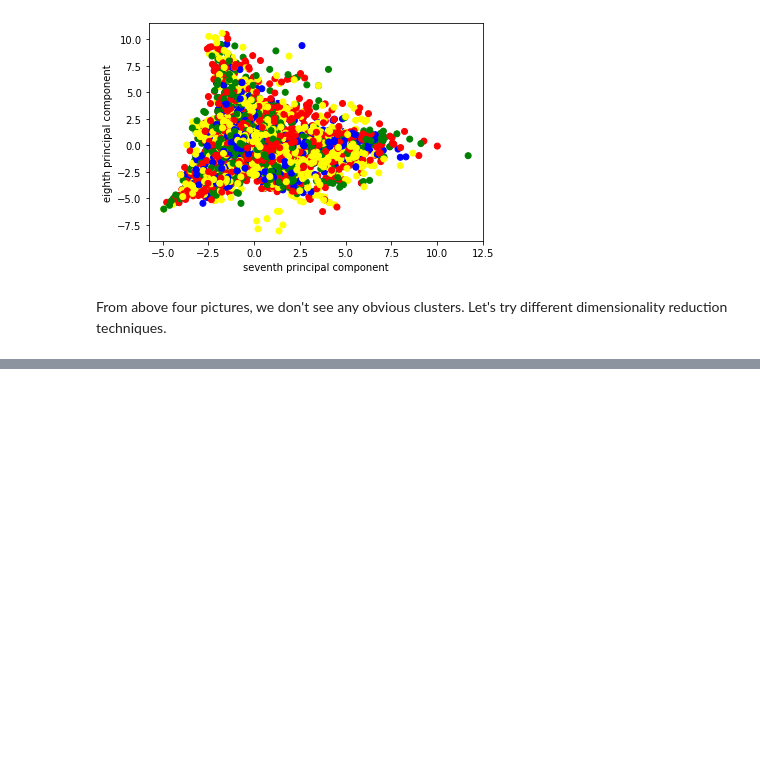
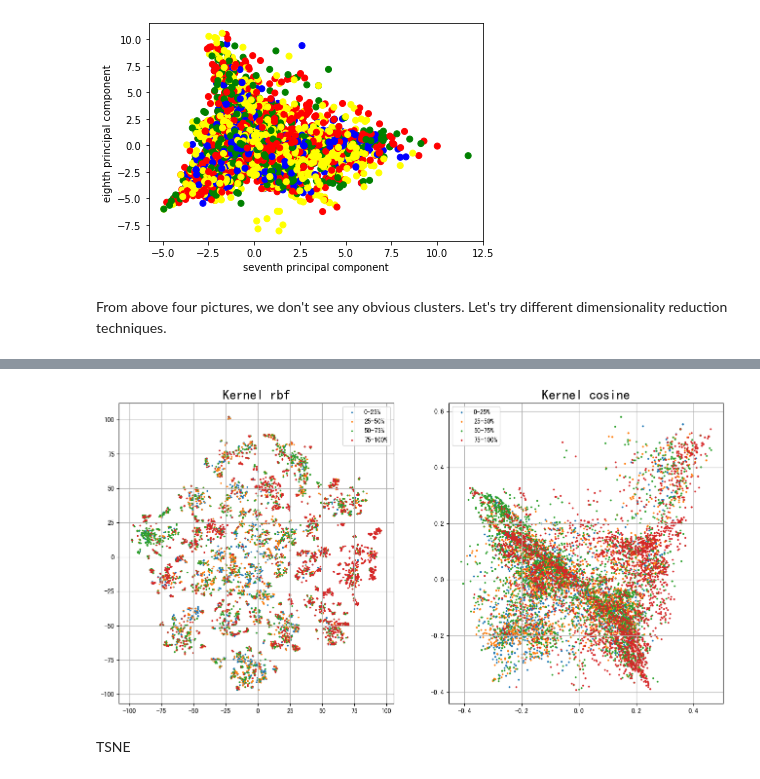
Before and after one commit to RDOGS-Friendz/SLDL-MLB-ATT-Prediction, a Jupyter notebook: statistical-learning/dimension_reduction.ipynb, the cells around one changed output, grey strips where cells are left out. Saved outputs shown, nothing was run; the diff lists cells and outputs as text; code cells hidden in the pictures; blank space fills up the shorter version.

```diff
--- a/statistical-learning/dimension_reduction.ipynb
+++ b/statistical-learning/dimension_reduction.ipynb
@@ -150,0 +224,34 @@ From above four pictures, we don't see any obvious clusters. Let's try different
+# %%
+from sklearn.decomposition import KernelPCA
+
+kernel1 = KernelPCA(n_components=2, kernel='rbf')
+d1 = kernel1.fit_transform(player_one_hot_features)
+
+kernel2 = KernelPCA(n_components=2, kernel='cosine')
+d2 = kernel2.fit_transform(player_one_hot_features)
+# %%
+fig = plt.figure(figsize = (16, 8))
+
+ax = fig.add_subplot(1,2,1)
+ax.set_title('Kernel rbf', fontsize = 20)
+for category_name in category_names:
+   indicesToKeep = att_level == category_name
+   ax.scatter(d1[indicesToKeep, 0]
+               , d1[indicesToKeep, 1]
+               , s = 2)
+ax.legend(category_names)
+ax.grid()
+
+ax = fig.add_subplot(1,2,2)
+ax.set_title('Kernel cosine', fontsize = 20)
+for category_name in category_names:
+   indicesToKeep = att_level == category_name
+   ax.scatter(d2[indicesToKeep, 0]
+               , d2[indicesToKeep, 1]
+               , s = 3)
+ax.legend(category_names)
+ax.grid()
+# %% [output]
+[figure, added]
+# %% [markdown]
+TSNE
```
Also changed, not shown: parts of 10 cells of this notebook.
